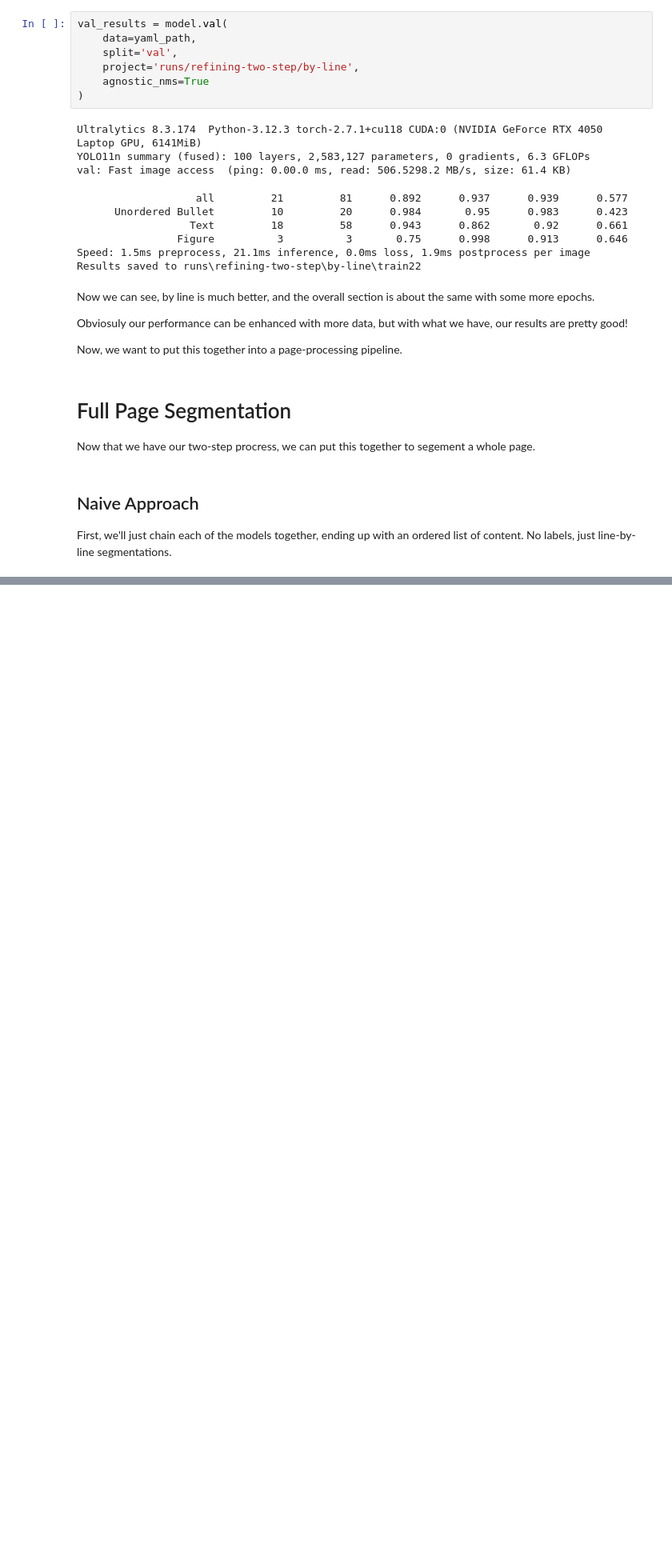
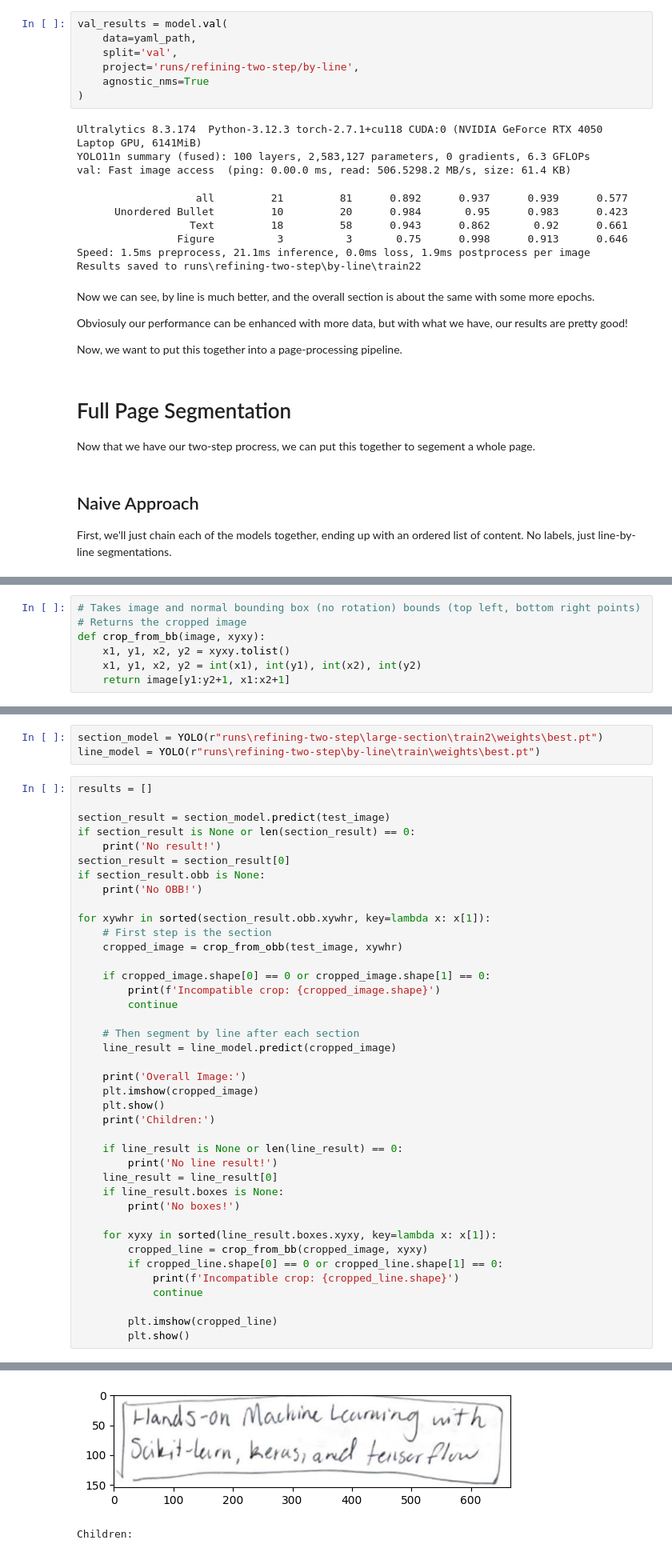
Before and after one commit to gjburke/note-transfer, a Jupyter notebook: development/text_segmentation.ipynb, the cells around one changed output, grey strips where cells are left out. Shown at 80% size. Drawn from its saved outputs; the diff is of its cells as text; blank space fills up the shorter version.

```diff
--- a/development/text_segmentation.ipynb
+++ b/development/text_segmentation.ipynb
@@ -852,0 +884,7 @@ First, we'll just chain each of the models together, ending up with an ordered l
+# %%
+# Takes image and normal bounding box (no rotation) bounds (top left, bottom right points)
+# Returns the cropped image
+def crop_from_bb(image, xyxy):
+    x1, y1, x2, y2 = xyxy.tolist()
+    x1, y1, x2, y2 = int(x1), int(y1), int(x2), int(y2)
+    return image[y1:y2+1, x1:x2+1]
@@ -852,0 +898,44 @@ First, we'll just chain each of the models together, ending up with an ordered l
+# %%
+section_model = YOLO(r"runs\refining-two-step\large-section\train2\weights\best.pt")
+line_model = YOLO(r"runs\refining-two-step\by-line\train\weights\best.pt")
+# %%
+results = []
+
+section_result = section_model.predict(test_image)
+if section_result is None or len(section_result) == 0:
+    print('No result!')
+section_result = section_result[0]
+if section_result.obb is None:
+    print('No OBB!')
+
+for xywhr in sorted(section_result.obb.xywhr, key=lambda x: x[1]):
+    # First step is the section
+    cropped_image = crop_from_obb(test_image, xywhr)
+
+    if cropped_image.shape[0] == 0 or cropped_image.shape[1] == 0:
+        print(f'Incompatible crop: {cropped_image.shape}')
+        continue
+
+    # Then segment by line after each section
+    line_result = line_model.predict(cropped_image)
+
+    print('Overall Image:')
+    plt.imshow(cropped_image)
+    plt.show()
+    print('Children:')
+
+    if line_result is None or len(line_result) == 0:
+        print('No line result!')
+    line_result = line_result[0]
+    if line_result.boxes is None:
+        print('No boxes!')
+
+    for xyxy in sorted(line_result.boxes.xyxy, key=lambda x: x[1]):
+        cropped_line = crop_from_bb(cropped_image, xyxy)
+        if cropped_line.shape[0] == 0 or cropped_line.shape[1] == 0:
+            print(f'Incompatible crop: {cropped_line.shape}')
+            continue
+
+        plt.imshow(cropped_line)
+        plt.show()
+# %% [output]
@@ -852,0 +948,2 @@ First, we'll just chain each of the models together, ending up with an ordered l
+[figure, added]
+Children:
```
Also changed, not shown: parts of 18 cells of this notebook.
